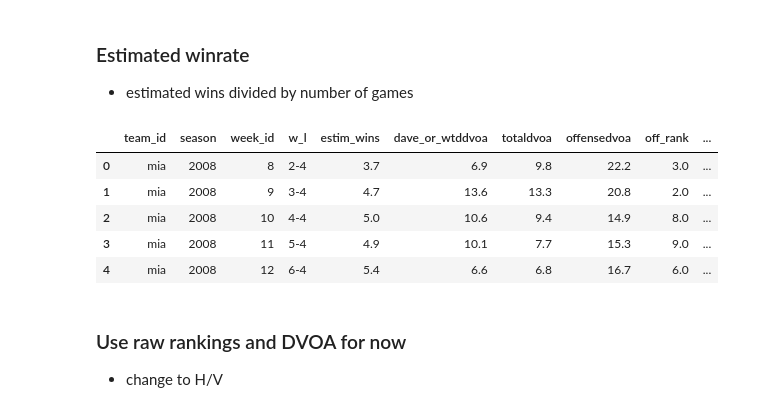
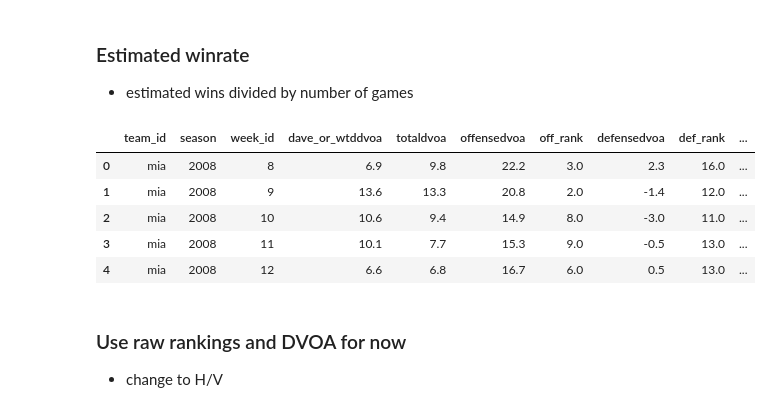
Before and after one commit to joshplotkin/modeling-football-outcomes-2019, a Jupyter notebook: 05_feature_engineering/08_rankings.ipynb, the cells around one changed output. Cells and saved outputs as stored; diff of their text form; code cells hidden in the pictures.

```diff
--- a/05_feature_engineering/08_rankings.ipynb
+++ b/05_feature_engineering/08_rankings.ipynb
@@ -28,22 +46,22 @@ game = spark.table('game').select('game_id','season','week_id','date',
 # %%
 ngames_udf = udf(lambda x: sum(map(float, x.split('-'))), FloatType())
 
 dvoa_features = dvoa.withColumn(
     'ngames', ngames_udf('w_l')
 ).withColumn(
     'estim_winrate', col('estim_wins') / col('ngames')
 ).drop(
-    'w-l', 'estim_wins', 'ngames'
+    'w_l', 'estim_wins', 'ngames'
 )
 
-dvoa.limit(5).toPandas()
+dvoa_features.limit(5).toPandas()
 # %% [output]
-|  | team_id | season | week_id | w_l | estim_wins | dave_or_wtddvoa | totaldvoa | offensedvoa | off_rank | ... |
-| 0 | mia | 2008 | 8 | 2-4 | 3.7 | 6.9 | 9.8 | 22.2 | 3.0 | ... |
-| 1 | mia | 2008 | 9 | 3-4 | 4.7 | 13.6 | 13.3 | 20.8 | 2.0 | ... |
-| 2 | mia | 2008 | 10 | 4-4 | 5.0 | 10.6 | 9.4 | 14.9 | 8.0 | ... |
-| 3 | mia | 2008 | 11 | 5-4 | 4.9 | 10.1 | 7.7 | 15.3 | 9.0 | ... |
-| 4 | mia | 2008 | 12 | 6-4 | 5.4 | 6.6 | 6.8 | 16.7 | 6.0 | ... |
+|  | team_id | season | week_id | dave_or_wtddvoa | totaldvoa | offensedvoa | off_rank | defensedvoa | def_rank | ... |
+| 0 | mia | 2008 | 8 | 6.9 | 9.8 | 22.2 | 3.0 | 2.3 | 16.0 | ... |
+| 1 | mia | 2008 | 9 | 13.6 | 13.3 | 20.8 | 2.0 | -1.4 | 12.0 | ... |
+| 2 | mia | 2008 | 10 | 10.6 | 9.4 | 14.9 | 8.0 | -3.0 | 11.0 | ... |
+| 3 | mia | 2008 | 11 | 10.1 | 7.7 | 15.3 | 9.0 | -0.5 | 13.0 | ... |
+| 4 | mia | 2008 | 12 | 6.6 | 6.8 | 16.7 | 6.0 | 0.5 | 13.0 | ... |
 # %% [markdown]
 ### Use raw rankings and DVOA for now
 * change to H/V
```
Also changed, not shown: parts of 8 cells of this notebook, 2 other files.
